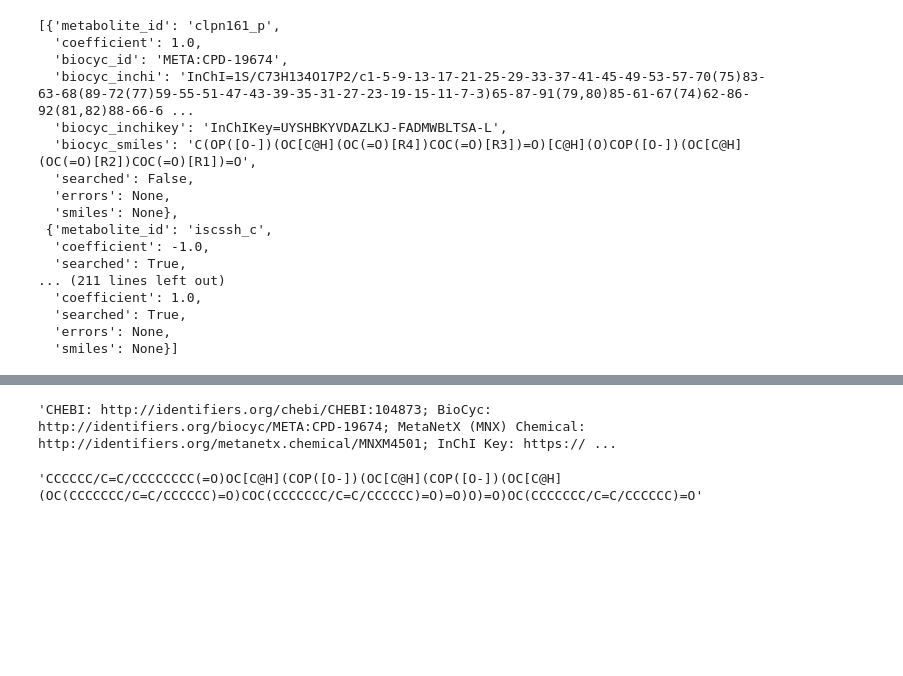
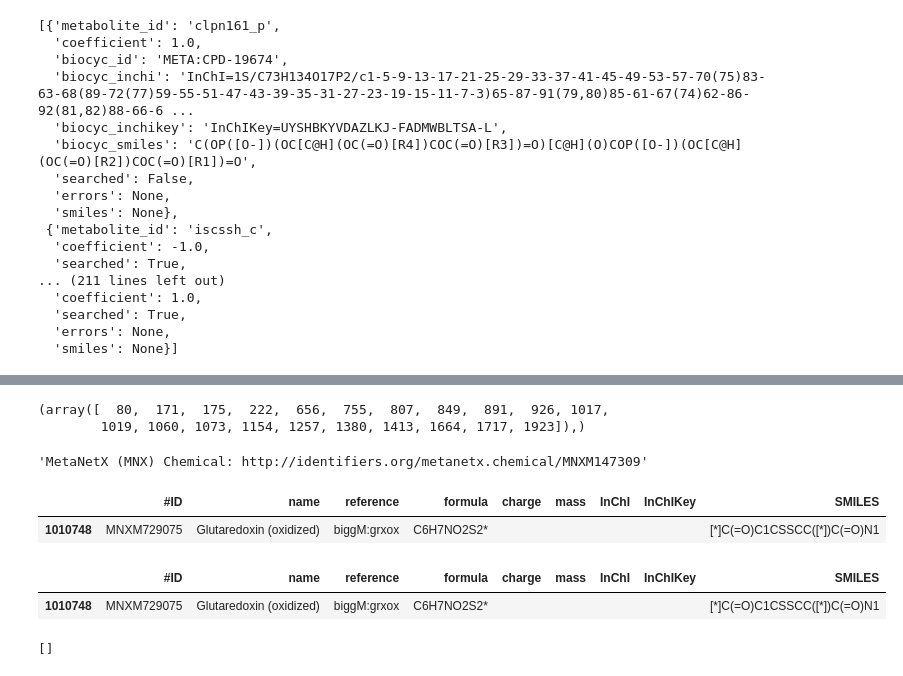
Before and after one commit to pgmikhael/clipzyme, a Jupyter notebook: notebooks/metabio.ipynb, the cells around one changed output, grey strips where cells are left out. Drawn from its saved outputs; the diff is of its cells as text; code cells hidden in the pictures; blank space fills up the shorter version.

```diff
--- a/notebooks/metabio.ipynb
+++ b/notebooks/metabio.ipynb
@@ -1135,5 +1311,8 @@ Chem.MolFromSmiles("CCCCCC/C=C/CCCCCCCC(=O)OC[C@H](COP([O-])(OC[C@H](COP([O-])(O
+# %%
+np.where(np.array(smiles_fp) ==1)
+# %% [output]
+(array([  80,  171,  175,  222,  656,  755,  807,  849,  891,  926, 1017,
+        1019, 1060, 1073, 1154, 1257, 1380, 1413, 1664, 1717, 1923]),)
 # %%
-rid = "clpn161_p"
-BIGG_METABOLITES[BIGG_METABOLITES["bigg_id"] == rid]["database_links"].iloc[0]
+rid = "sufse_c"
+db_meta = BIGG_METABOLITES[BIGG_METABOLITES["bigg_id"] == rid]["database_links"]
-# %% [output]
-'CHEBI: http://identifiers.org/chebi/CHEBI:104873; BioCyc: http://identifiers.org/biocyc/META:CPD-19674; MetaNetX (MNX) Chemical: http://identifiers.org/metanetx.chemical/MNXM4501; InChI Key: https:// ...
@@ -1143,4 +1319,18 @@ xml_data = xml2dict(ET.XML(page.text))["ptools-xml"]
-# %%
-xml_data['Compound']['cml']['molecule']['string']
-# %% [output]
-'CCCCCC/C=C/CCCCCCCC(=O)OC[C@H](COP([O-])(OC[C@H](COP([O-])(OC[C@H](OC(CCCCCCC/C=C/CCCCCC)=O)COC(CCCCCCC/C=C/CCCCCC)=O)=O)O)=O)OC(CCCCCCC/C=C/CCCCCC)=O'
+# %%
+db_meta.iloc[0]
+# %% [output]
+'MetaNetX (MNX) Chemical: http://identifiers.org/metanetx.chemical/MNXM147309'
+# %%
+METANETX_METABOLITES[METANETX_METABOLITES["#ID"] == "MNXM729075"]
+# %% [output]
+|  | #ID | name | reference | formula | charge | mass | InChI | InChIKey | SMILES |
+| 1010748 | MNXM729075 | Glutaredoxin (oxidized) | biggM:grxox | C6H7NO2S2* |  |  |  |  | [*]C(=O)C1CSSCC([*])C(=O)N1 |
+# %%
+METANETX_METABOLITES[METANETX_METABOLITES["#ID"] == "MNXM729075"]
+# %% [output]
+|  | #ID | name | reference | formula | charge | mass | InChI | InChIKey | SMILES |
+| 1010748 | MNXM729075 | Glutaredoxin (oxidized) | biggM:grxox | C6H7NO2S2* |  |  |  |  | [*]C(=O)C1CSSCC([*])C(=O)N1 |
+# %%
+[f for f in db_meta.values[0].split(";") if "hmdb" in f]
+# %% [output]
+[]
```
Also changed, not shown: parts of 63 cells of this notebook.
